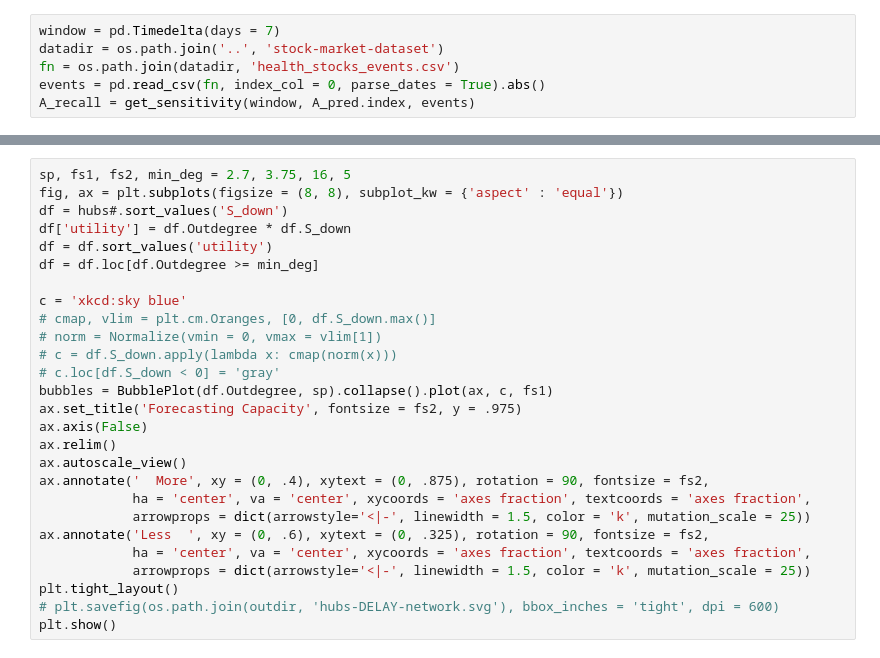
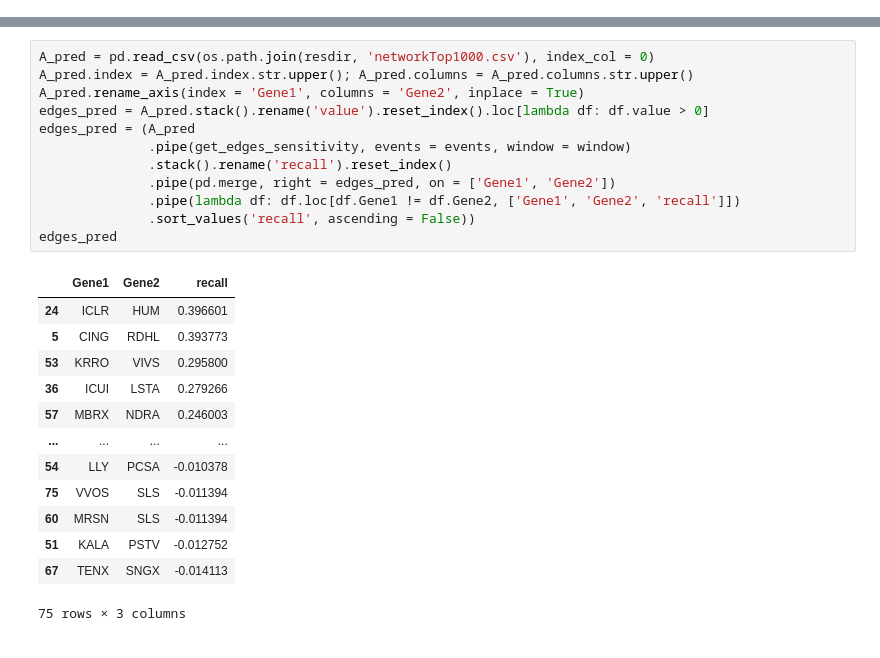
Before and after one commit to calebclayreagor/DELAY-finance, a Jupyter notebook: notebooks/evaluate-predicted-network.ipynb, the cells around one changed output, grey strips where cells are left out. Drawn from its saved outputs; the diff is of its cells as text.

```diff
--- a/notebooks/evaluate-predicted-network.ipynb
+++ b/notebooks/evaluate-predicted-network.ipynb
@@ -33,6 +43,0 @@ for ix in A_pred.index:
-# %%
-window = pd.Timedelta(days = 7)
-datadir = os.path.join('..', 'stock-market-dataset')
-fn = os.path.join(datadir, 'health_stocks_events.csv')
-events = pd.read_csv(fn, index_col = 0, parse_dates = True).abs()
-A_recall = get_sensitivity(window, A_pred.index, events)
@@ -108,27 +44,26 @@ plt.savefig(os.path.join(outdir, 'ground-truth.svg'), bbox_inches = 'tight', dpi
-# %%
-sp, fs1, fs2, min_deg = 2.7, 3.75, 16, 5
-fig, ax = plt.subplots(figsize = (8, 8), subplot_kw = {'aspect' : 'equal'})
-df = hubs#.sort_values('S_down')
-df['utility'] = df.Outdegree * df.S_down
-df = df.sort_values('utility')
-df = df.loc[df.Outdegree >= min_deg]
-
-c = 'xkcd:sky blue'
-# cmap, vlim = plt.cm.Oranges, [0, df.S_down.max()]
-# norm = Normalize(vmin = 0, vmax = vlim[1])
-# c = df.S_down.apply(lambda x: cmap(norm(x)))
-# c.loc[df.S_down < 0] = 'gray'
-bubbles = BubblePlot(df.Outdegree, sp).collapse().plot(ax, c, fs1)
-ax.set_title('Forecasting Capacity', fontsize = fs2, y = .975)
-ax.axis(False)
-ax.relim()
-ax.autoscale_view()
-ax.annotate('  More', xy = (0, .4), xytext = (0, .875), rotation = 90, fontsize = fs2,
-            ha = 'center', va = 'center', xycoords = 'axes fraction', textcoords = 'axes fraction',
-            arrowprops = dict(arrowstyle='<|-', linewidth = 1.5, color = 'k', mutation_scale = 25))
-ax.annotate('Less  ', xy = (0, .6), xytext = (0, .325), rotation = 90, fontsize = fs2,
-            ha = 'center', va = 'center', xycoords = 'axes fraction', textcoords = 'axes fraction',
-            arrowprops = dict(arrowstyle='<|-', linewidth = 1.5, color = 'k', mutation_scale = 25))
-plt.tight_layout()
-# plt.savefig(os.path.join(outdir, 'hubs-DELAY-network.svg'), bbox_inches = 'tight', dpi = 600)
-plt.show()
+# %%
+A_pred = pd.read_csv(os.path.join(resdir, 'networkTop1000.csv'), index_col = 0)
+A_pred.index = A_pred.index.str.upper(); A_pred.columns = A_pred.columns.str.upper()
+A_pred.rename_axis(index = 'Gene1', columns = 'Gene2', inplace = True)
+edges_pred = A_pred.stack().rename('value').reset_index().loc[lambda df: df.value > 0]
+edges_pred = (A_pred
+              .pipe(get_edges_sensitivity, events = events, window = window)
+              .stack().rename('recall').reset_index()
+              .pipe(pd.merge, right = edges_pred, on = ['Gene1', 'Gene2'])
+              .pipe(lambda df: df.loc[df.Gene1 != df.Gene2, ['Gene1', 'Gene2', 'recall']])
+              .sort_values('recall', ascending = False))
+edges_pred
+# %% [output]
+|  | Gene1 | Gene2 | recall |
+| 24 | ICLR | HUM | 0.396601 |
+| 5 | CING | RDHL | 0.393773 |
+| 53 | KRRO | VIVS | 0.295800 |
+| 36 | ICUI | LSTA | 0.279266 |
+| 57 | MBRX | NDRA | 0.246003 |
+| ... | ... | ... | ... |
+| 54 | LLY | PCSA | -0.010378 |
+| 75 | VVOS | SLS | -0.011394 |
+| 60 | MRSN | SLS | -0.011394 |
+| 51 | KALA | PSTV | -0.012752 |
+| 67 | TENX | SNGX | -0.014113 |
+75 rows × 3 columns
```
Also changed, not shown: parts of 19 cells of this notebook, 2 other files.
